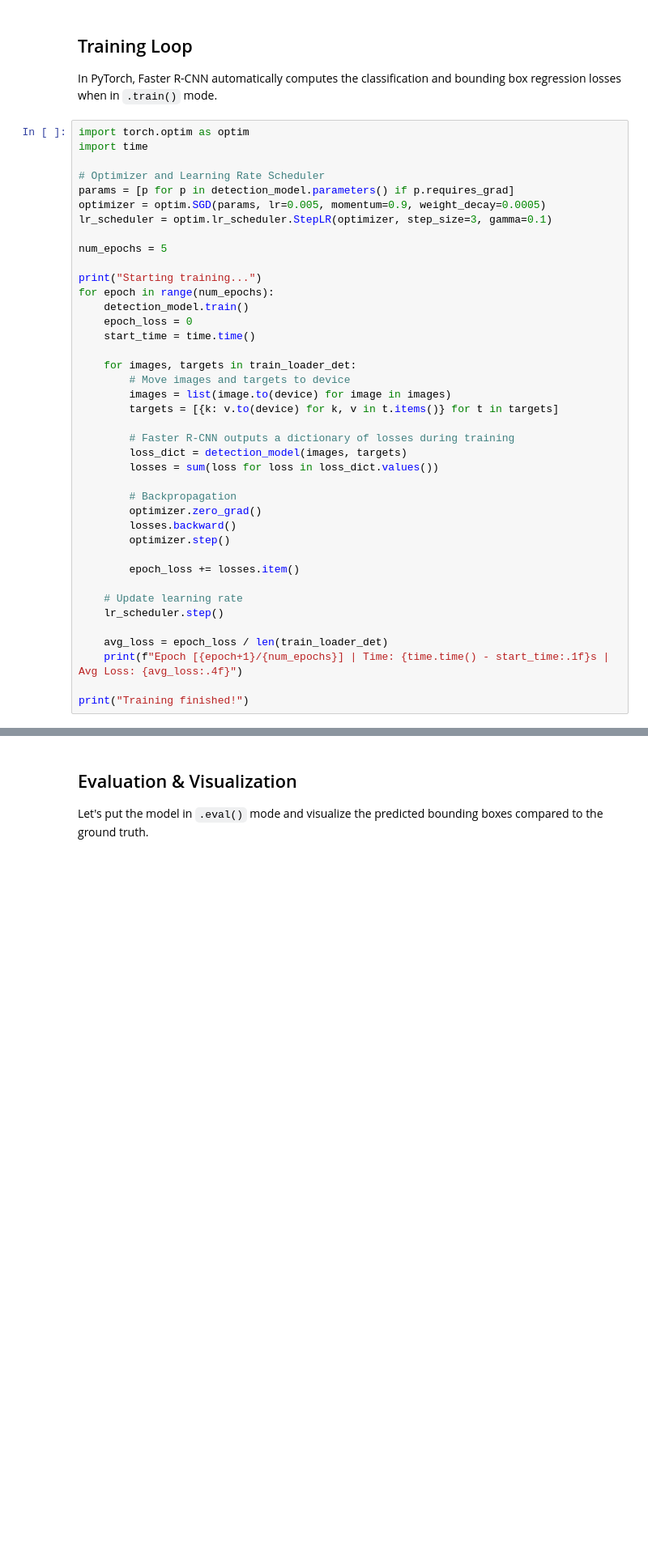
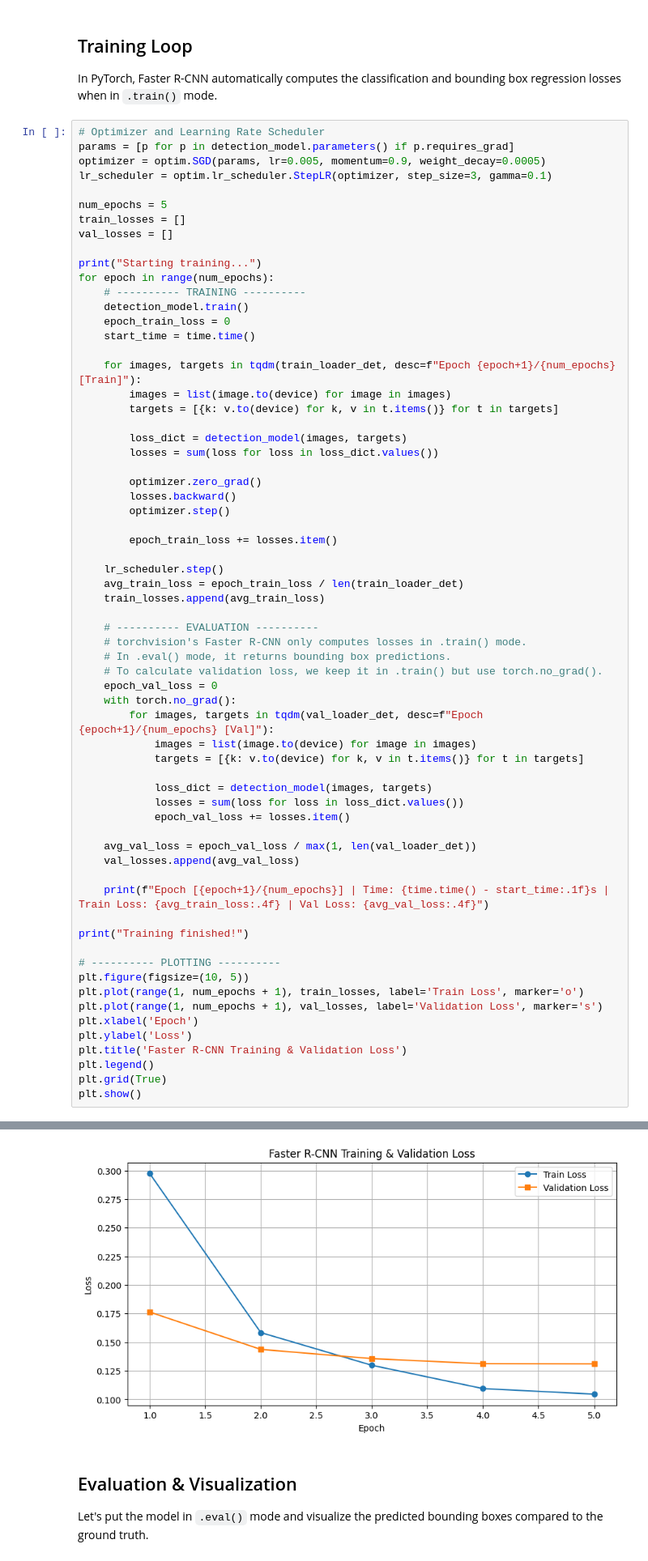
Before and after one commit to Eikthyrnir/uam-cv-sim-to-real-interpretability, a Jupyter notebook: DIMO_detection_sandbox.ipynb, the cells around one changed output, grey strips where cells are left out. Shown at 81% size. Saved outputs shown, nothing was run; the diff lists cells and outputs as text; blank space fills up the shorter version.

```diff
--- a/DIMO_detection_sandbox.ipynb
+++ b/DIMO_detection_sandbox.ipynb
@@ -774,44 +759,69 @@ Faster R-CNN model loaded on cuda.
 ## Training Loop
 In PyTorch, Faster R-CNN automatically computes the classification and bounding box regression losses when in `.train()` mode.
 # %%
-import torch.optim as optim
-import time
-
 # Optimizer and Learning Rate Scheduler
 params = [p for p in detection_model.parameters() if p.requires_grad]
 optimizer = optim.SGD(params, lr=0.005, momentum=0.9, weight_decay=0.0005)
 lr_scheduler = optim.lr_scheduler.StepLR(optimizer, step_size=3, gamma=0.1)
 
 num_epochs = 5
+train_losses = []
+val_losses = []
 
 print("Starting training...")
 for epoch in range(num_epochs):
+    # ---------- TRAINING ----------
     detection_model.train()
-    epoch_loss = 0
+    epoch_train_loss = 0
     start_time = time.time()
 
-    for images, targets in train_loader_det:
-        # Move images and targets to device
+    for images, targets in tqdm(train_loader_det, desc=f"Epoch {epoch+1}/{num_epochs} [Train]"):
         images = list(image.to(device) for image in images)
         targets = [{k: v.to(device) for k, v in t.items()} for t in targets]
 
-        # Faster R-CNN outputs a dictionary of losses during training
         loss_dict = detection_model(images, targets)
         losses = sum(loss for loss in loss_dict.values())
 
-        # Backpropagation
         optimizer.zero_grad()
         losses.backward()
         optimizer.step()
 
-        epoch_loss += losses.item()
+        epoch_train_loss += losses.item()
 
-    # Update learning rate
     lr_scheduler.step()
+    avg_train_loss = epoch_train_loss / len(train_loader_det)
+    train_losses.append(avg_train_loss)
 
-    avg_loss = epoch_loss / len(train_loader_det)
-    print(f"Epoch [{epoch+1}/{num_epochs}] | Time: {time.time() - start_time:.1f}s | Avg Loss: {avg_loss:.4f}")
+    # ---------- EVALUATION ----------
+    # torchvision's Faster R-CNN only computes losses in .train() mode.
+    # In .eval() mode, it returns bounding box predictions.
+    # To calculate validation loss, we keep it in .train() but use torch.no_grad().
+    epoch_val_loss = 0
+    with torch.no_grad():
+        for images, targets in tqdm(val_loader_det, desc=f"Epoch {epoch+1}/{num_epochs} [Val]"):
+            images = list(image.to(device) for image in images)
+            targets = [{k: v.to(device) for k, v in t.items()} for t in targets]
+
+            loss_dict = detection_model(images, targets)
+            losses = sum(loss for loss in loss_dict.values())
+            epoch_val_loss += losses.item()
+
+    avg_val_loss = epoch_val_loss / max(1, len(val_loader_det))
+    val_losses.append(avg_val_loss)
+
+    print(f"Epoch [{epoch+1}/{num_epochs}] | Time: {time.time() - start_time:.1f}s | Train Loss: {avg_train_loss:.4f} | Val Loss: {avg_val_loss:.4f}")
 
 print("Training finished!")
+
+# ---------- PLOTTING ----------
+plt.figure(figsize=(10, 5))
+plt.plot(range(1, num_epochs + 1), train_losses, label='Train Loss', marker='o')
+plt.plot(range(1, num_epochs + 1), val_losses, label='Validation Loss', marker='s')
+plt.xlabel('Epoch')
+plt.ylabel('Loss')
+plt.title('Faster R-CNN Training & Validation Loss')
+plt.legend()
+plt.grid(True)
+plt.show()
 # %% [output]
 Starting training...
@@ -818,3 +834,4 @@ Starting training...
+[figure, added]
 # %% [markdown]
 ## Evaluation & Visualization
 Let's put the model in `.eval()` mode and visualize the predicted bounding boxes compared to the ground truth.
```
Also changed, not shown: parts of 13 cells of this notebook.
